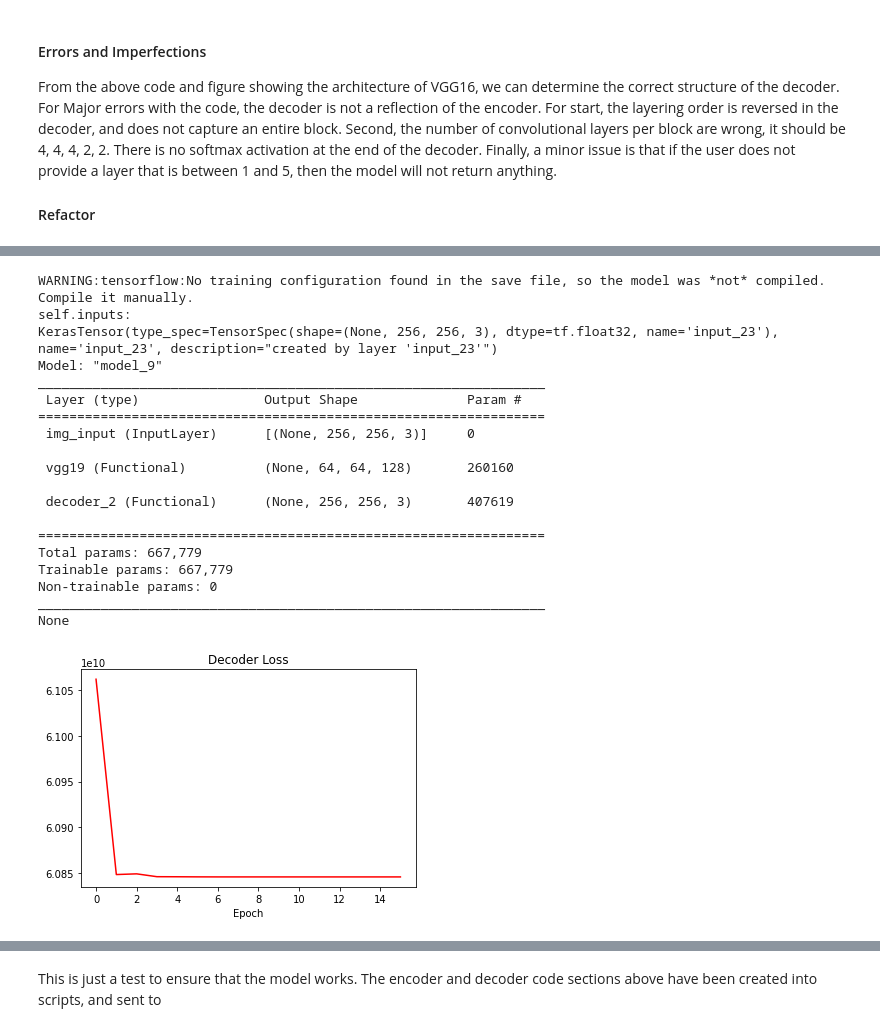
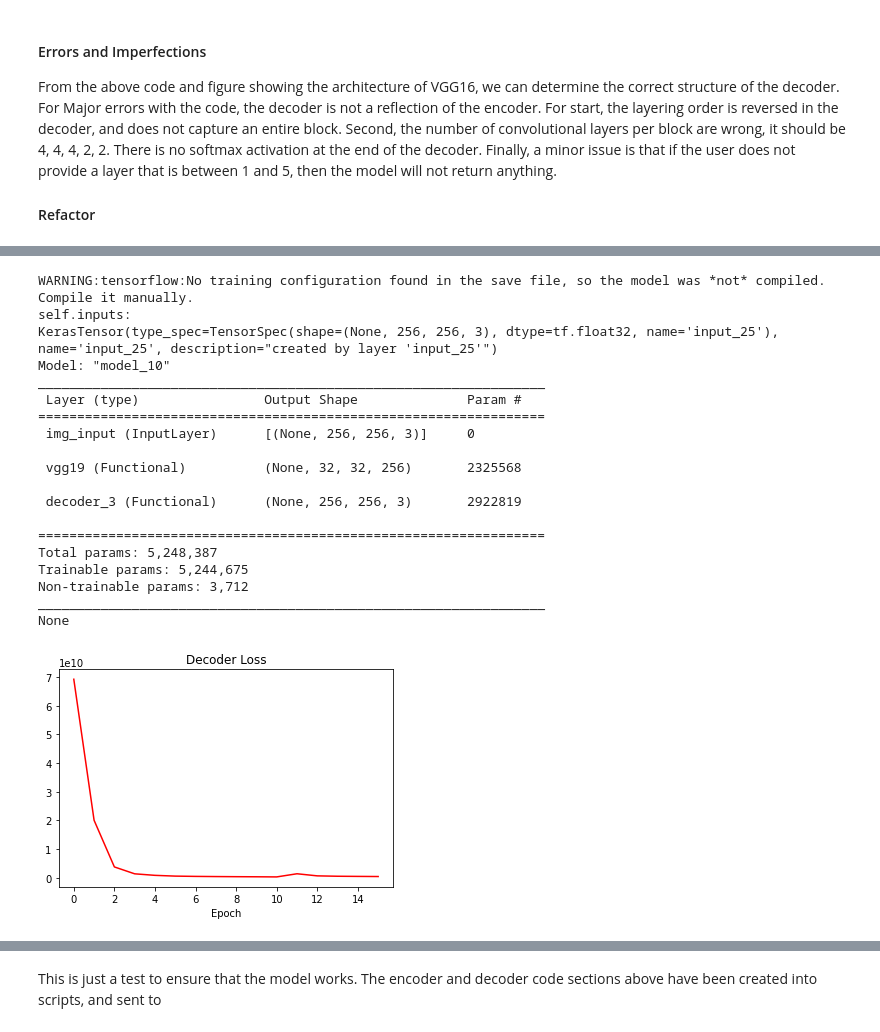
Before and after one commit to LJK150030/ML_NN, a Jupyter notebook: Lab3/Lab3.ipynb, the cells around one changed output, grey strips where cells are left out. Saved outputs shown, nothing was run; the diff lists cells and outputs as text; code cells hidden in the pictures.

Commit message:
layer 3 uploaded

```diff
--- a/Lab3/Lab3.ipynb
+++ b/Lab3/Lab3.ipynb
@@ -457,19 +457,19 @@ from PIL import Image
 #from model import EncoderDecoder
 
 if EVALUATE:
-    LAYER = 2
+    LAYER = 3
 
     cwd = os.getcwd()
 
     #from testing
-    DECODER_PATH = f'models/'
-    INPUT_IMG_PATH = 'data/RafD_test/train/Rafd045_01_Caucasian_female_angry_frontal.jpg'
-    OUTPUT_IMG_PATH = f'models/Rafd045_01_Caucasian_female_angry_frontal_layer_{LAYER}.jpg'
+    #DECODER_PATH = f'models/'
+    #INPUT_IMG_PATH = 'data/RafD_test/train/Rafd045_01_Caucasian_female_angry_frontal.jpg'
+    #OUTPUT_IMG_PATH = f'models/Rafd045_01_Caucasian_female_angry_frontal_layer_{LAYER}.jpg'
 
     #from maneframe
-    #DECODER_PATH = f'models/maneframe'
-    #INPUT_IMG_PATH = 'data/RafD_train/train/Rafd045_02_Caucasian_female_angry_frontal.jpg'
-    #OUTPUT_IMG_PATH = f'models/Rafd045_02_Caucasian_female_angry_frontal_layer_{LAYER}.jpg'
+    DECODER_PATH = f'models/maneframe'
+    INPUT_IMG_PATH = 'data/RafD_train/train/Rafd045_02_Caucasian_female_angry_frontal.jpg'
+    OUTPUT_IMG_PATH = f'models/Rafd045_02_Caucasian_female_angry_frontal_layer_{LAYER}.jpg'
 
 
     decoder_full_path = os.path.join(cwd, DECODER_PATH)
@@ -477,41 +477,41 @@ if EVALUATE:
 
     input_full_path = os.path.join(cwd, INPUT_IMG_PATH)
     original_images = image.load_img(input_full_path, target_size=(256, 256, 3))
     original_array = image.img_to_array(original_images)
     #image.array_to_img(original_array).show()
     input_images = np.expand_dims(original_array, axis=0)
 
     output_img = encoder_decoder.model.predict([input_images])
     #image.array_to_img(output_img[0]).show()
 
     output_full_path = os.path.join(cwd, OUTPUT_IMG_PATH)
     image.save_img(path=output_full_path, x=output_img[0], data_format="channels_last")
     #im = Image.fromarray(output_img)
     #
     #im.save(output_full_path)
 
     encoder_decoder.Plot_History()
 # %% [output]
 WARNING:tensorflow:No training configuration found in the save file, so the model was *not* compiled. Compile it manually.
 self.inputs:
-KerasTensor(type_spec=TensorSpec(shape=(None, 256, 256, 3), dtype=tf.float32, name='input_23'), name='input_23', description="created by layer 'input_23'")
-Model: "model_9"
+KerasTensor(type_spec=TensorSpec(shape=(None, 256, 256, 3), dtype=tf.float32, name='input_25'), name='input_25', description="created by layer 'input_25'")
+Model: "model_10"
 _________________________________________________________________
  Layer (type)                Output Shape              Param #
 =================================================================
  img_input (InputLayer)      [(None, 256, 256, 3)]     0
 
- vgg19 (Functional)          (None, 64, 64, 128)       260160
+ vgg19 (Functional)          (None, 32, 32, 256)       2325568
 
- decoder_2 (Functional)      (None, 256, 256, 3)       407619
+ decoder_3 (Functional)      (None, 256, 256, 3)       2922819
 
 =================================================================
-Total params: 667,779
-Trainable params: 667,779
-Non-trainable params: 0
+Total params: 5,248,387
+Trainable params: 5,244,675
+Non-trainable params: 3,712
 _________________________________________________________________
 None
-[figure, old version]
+[figure, new version]
 # %%
 Image.open(input_full_path)
 # %% [output]
```
Also changed, not shown: parts of 2 cells of this notebook.
